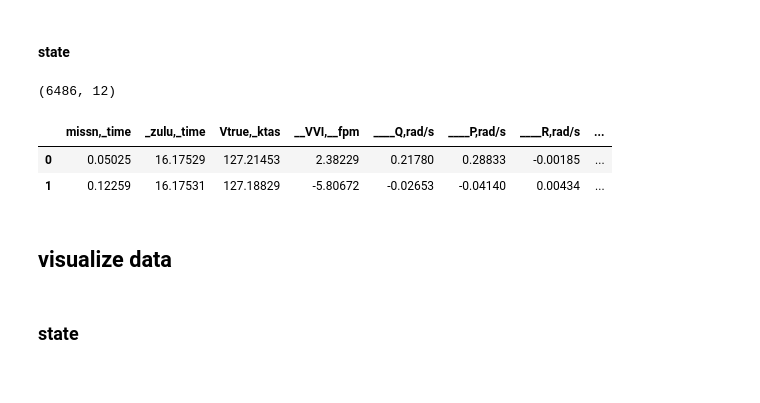
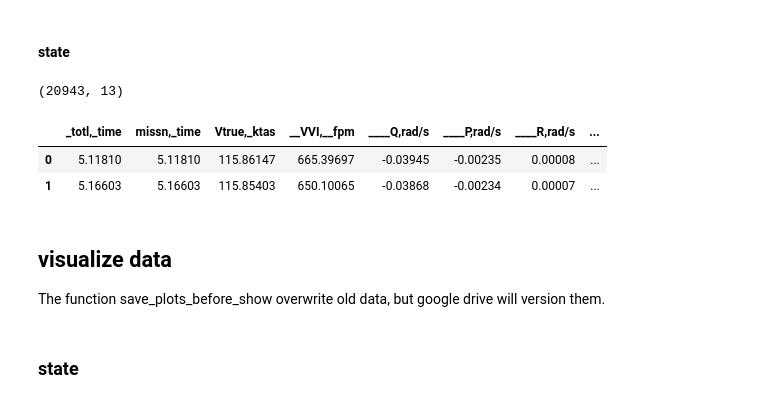
Before and after one commit to CrowdSalat/ann-dynamical-systems, a Jupyter notebook: explore_xplane_data.ipynb, the cells around one changed output. Cells and saved outputs as stored; diff of their text form; code cells hidden in the pictures.

```diff
--- a/explore_xplane_data.ipynb
+++ b/explore_xplane_data.ipynb
@@ -119,0 +137,4 @@ trainingsset_00.csv: is ok.
+# %%
+print('Name file to view:')
+slist = %sx read -p ''
+current_file = slist[0]
@@ -162,8 +159,10 @@ df_actions = load_xplane_csv(actions)
 # %%
 m_time      = '   missn,_time '
 z_time      = '   _zulu,_time '
+t_time      = '   _totl,_time '
 yaw_v       = '   ____Q,rad/s '
-yaw_deg     = '   hding,_true '
+heading_mag = '   hding,__mag '
+yaw_deg     = '   _beta,__deg '
 roll_deg    = '   _roll,__deg '
 roll_v      = '   ____R,rad/s '
 pitch_deg   = '   pitch,__deg '
@@ -171,39 +170,38 @@ pitch_v     = '   ____P,rad/s '
 alt         = '   __alt,ftmsl '
 vv          = '   __VVI,__fpm '
 v           = '   Vtrue,_ktas '
 rpm_prop    = '   rpm_1,_prop '
+throtte     = '   thro1,_part '
 
 # TODO add throt, part and throt, part2 to dataoutput
 
 state = [ m_time,
-          z_time,
+          t_time,
           yaw_v,
           yaw_deg,
           roll_deg,
           roll_v,
           pitch_deg,
           pitch_v,
           vv,
           alt,
           v,
           rpm_prop,
-          #TODO add throttle
+          throtte,
         ]
 
 #all_columns = headers[file0]
 
-df = load_xplane_csv(file0, state)
+df = load_xplane_csv(current_file, state)
 
 shape = df.shape
 min_val = df.max(axis=0)
 max_val = df.min(axis=0)
 
 print(shape)
 df.head(2)
 # %% [output]
-(6486, 12)
+(20943, 13)
-|  | missn,_time | _zulu,_time | Vtrue,_ktas | __VVI,__fpm | ____Q,rad/s | ____P,rad/s | ____R,rad/s | ... |
-| 0 | 0.05025 | 16.17529 | 127.21453 | 2.38229 | 0.21780 | 0.28833 | -0.00185 | ... |
-| 1 | 0.12259 | 16.17531 | 127.18829 | -5.80672 | -0.02653 | -0.04140 | 0.00434 | ... |
+|  | _totl,_time | missn,_time | Vtrue,_ktas | __VVI,__fpm | ____Q,rad/s | ____P,rad/s | ____R,rad/s | ... |
+| 0 | 5.11810 | 5.11810 | 115.86147 | 665.39697 | -0.03945 | -0.00235 | 0.00008 | ... |
+| 1 | 5.16603 | 5.16603 | 115.85403 | 650.10065 | -0.03868 | -0.00234 | 0.00007 | ... |
-# %% [markdown]
-## visualize data
@@ -209,0 +244,4 @@ df.head(2)
+# %% [markdown]
+## visualize data
+
+The function save_plots_before_show overwrite old data, but google drive will version them.
```
Also changed, not shown: parts of 18 cells of this notebook.
